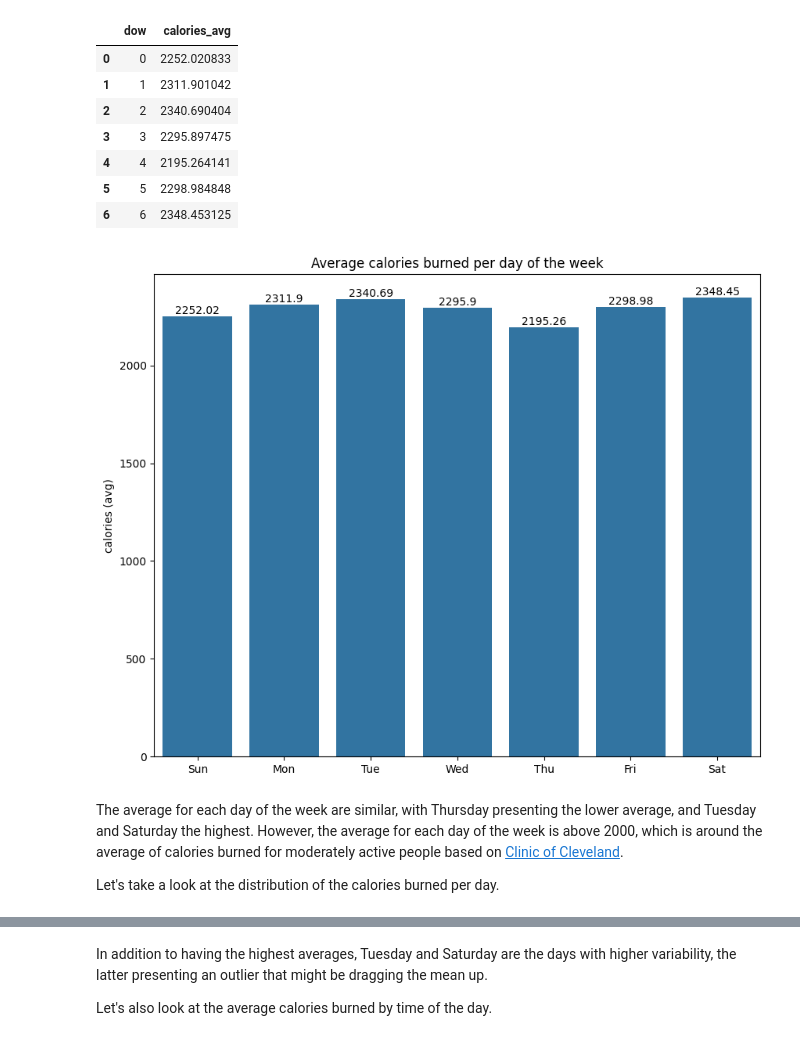
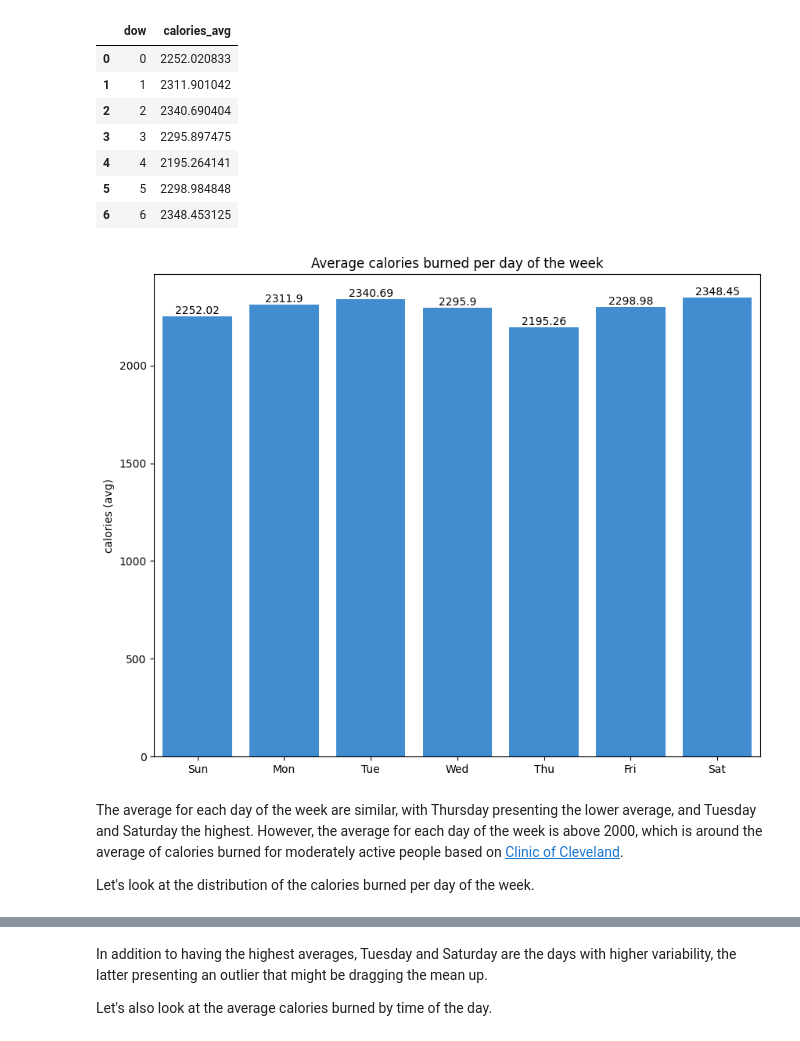
Before and after one commit to roxannardgz/bellabeat, a Jupyter notebook: Bellabeat Analysis.ipynb, the cells around one changed output, grey strips where cells are left out. Cells and saved outputs as stored; diff of their text form; code cells hidden in the pictures.

```diff
--- a/Bellabeat Analysis.ipynb
+++ b/Bellabeat Analysis.ipynb
@@ -193,6 +205,15 @@ dailyIntensities
 weightLogInfo
               min_date             max_date
 0  2016-04-12 00:00:00  2016-05-12 00:00:00
+# %%
+# Colors for charts
+binary_palette = sns.color_palette(['#f2dcd8', '#fe8f77'])
+bbcolor = '#fe8f77'
+bbsteps = '#ffc858'
+bbsleep = '#7b4be2'
+bbcalories = '#298ee8'
+bbheart = '#10ca9c'
+highlight = '#db39a7'
 # %%
 query = """
 SELECT
@@ -366,24 +390,24 @@ df
 # %%
 plt.figure(figsize=(10,8))
 
-ax = sns.barplot(data=df, x='dow', y='calories_avg')
+ax = sns.barplot(data=df, x='dow', y='calories_avg', color=bbcalories)
 
 ax.set_title('Average calories burned per day of the week')
 ax.set_xlabel('')
 ax.set_ylabel('calories (avg)')
 
 ax.set_xticks(range(7))
 ax.set_xticklabels(['Sun', 'Mon', 'Tue', 'Wed', 'Thu', 'Fri', 'Sat'])
 
 ax.bar_label(ax.containers[0], fontsize=10);
 
 plt.show()
 # %% [output]
-[figure, old version]
+[figure, new version]
 # %% [markdown]
 The average for each day of the week are similar, with Thursday presenting the lower average, and Tuesday and Saturday the highest. However, the average for each day of the week is above 2000, which is around the average of calories burned for moderately active people based on <a href='https://health.clevelandclinic.org/calories-burned-in-a-day]'>Clinic of Cleveland</a>.
 
-Let's take a look at the distribution of the calories burned per day.
+Let's look at the distribution of the calories burned per day of the week.
 # %%
 query = """
 SELECT
```
Also changed, not shown: parts of 51 cells of this notebook.
